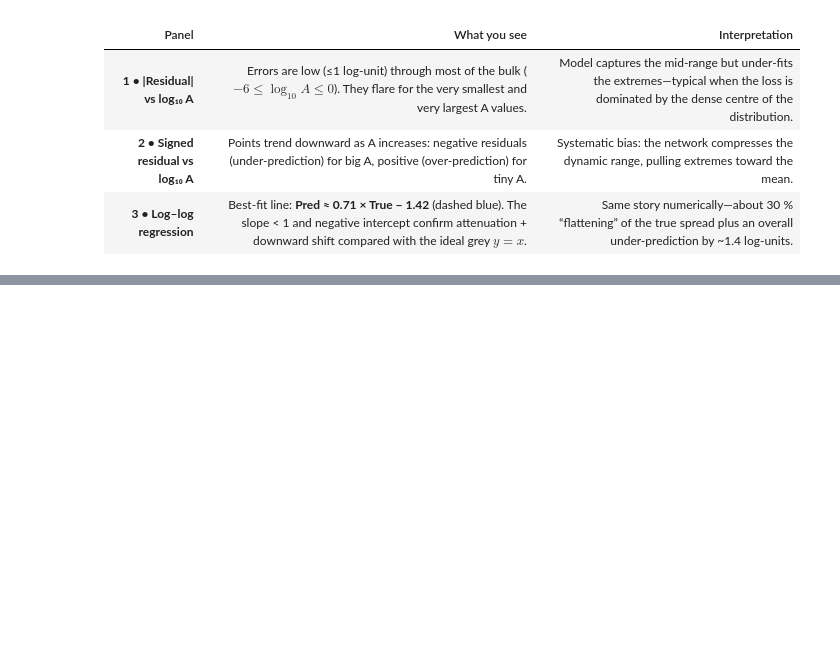
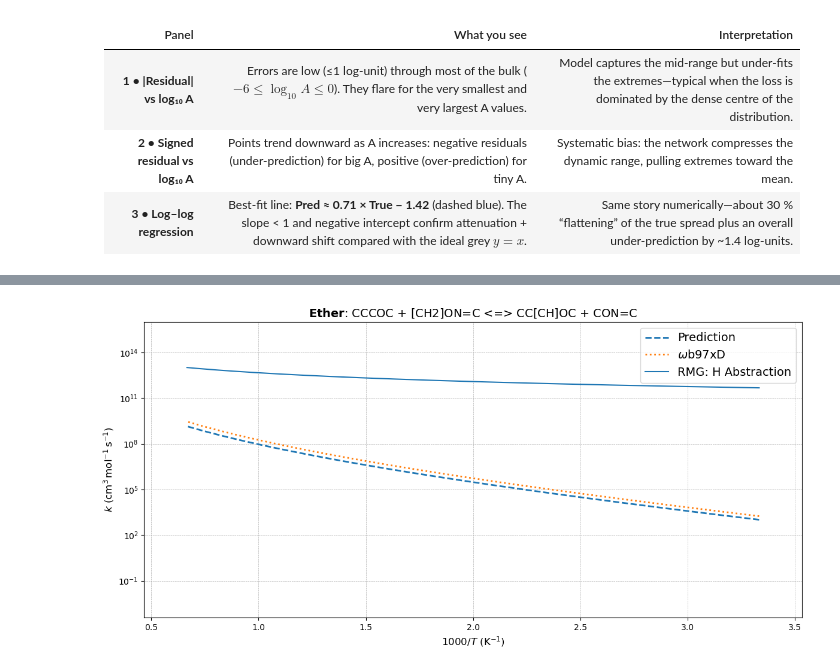
Before and after one commit to calvinp0/vibne_cmpnn, a Jupyter notebook: multi_cmpnn_ARRHENIUS.ipynb, the cells around one changed output, grey strips where cells are left out. Cells and saved outputs as stored; diff of their text form; code cells hidden in the pictures; blank space fills up the shorter version.

```diff
--- a/multi_cmpnn_ARRHENIUS.ipynb
+++ b/multi_cmpnn_ARRHENIUS.ipynb
@@ -532,0 +698,5 @@ plt.show()
+# %%
+preds_df = pd.DataFrame(y_pred_unscaled, columns=['A', 'n', 'Ea'])
+# Add rxn_id column from unique_rxn_ids_test
+preds_df['rxn_id'] = unique_rxn_ids_test
+preds_df.head()
@@ -532,0 +710,5 @@ plt.show()
+# %%
+trues_df = pd.DataFrame(y_true_unscaled, columns=['A', 'n', 'Ea'])
+# Add rxn_id column from unique_rxn_ids_test
+trues_df['rxn_id'] = unique_rxn_ids_test
+trues_df.head()
@@ -532,0 +836,5 @@ plt.show()
+# %%
+y_lower = y_min * .5
+y_upper = y_max * 1000
+x_lower = invT.min() - 0.2  # = 1000 / T.max()
+x_upper = invT.max() + 0.2  # = 1000 / T.min()
@@ -532,0 +874,72 @@ plt.show()
+# %%
+import matplotlib.pyplot as plt
+
+# Group by rxn_id so each reaction’s variants live in the same group
+grouped = three_df.groupby('rxn_id')
+
+# Desired figure size (inches). All three will use exactly this:
+
+FIG_W, FIG_H = 12, 6    # inches
+DPI = 300              # so final image is 1200×800 p
+
+for rxn_id, group_df in grouped:
+    # 1) Pull “Predicted” & “True” from the first row in this group
+    first = group_df.iloc[0]
+    A_pred, n_pred, Ea_pred = first['A_pred'], first['n_pred'], first['Ea_pred']
+    A_true, n_true, Ea_true = first['A_true'], first['n_true'], first['Ea_true']
+
+    # Precompute k_pred, k_true
+    k_pred = k_arr(A_pred, n_pred, Ea_pred, order=1)
+    k_true = k_arr(A_true, n_true, Ea_true, order=1)
+
+    # 2) Start a new figure (with consistent figsize)
+    plt.figure(figsize=(FIG_W, FIG_H))
+
+    # Plot Predicted & True as dashed/dotted lines
+    plt.plot(invT, k_pred, linestyle='--', linewidth=2, color='tab:blue', label='Prediction')
+    # omega in math form
+
+    plt.plot(invT, k_true, linestyle=':', linewidth=2, color='tab:orange', label=r'$\omega$b97xD')
+
+    # 3) Loop over every RMG variant in this group
+    for idx, row in group_df.iterrows():
+        A_kin, n_kin, Ea_kin = row['A'], row['n'], row['Ea']
+
+        # Use the 'comment' column to identify which library or source:
+        comment = row.get('comment', f'RMG variant {idx}')
+        if 'NOx2018' in comment:
+            comment = 'Glarborg NOx Kinetics'
+        if 'FFCM' in comment:
+            comment = 'FFCM'
+        if 'H_Abstraction' in comment:
+            comment = 'H Abstraction'
+
+        k_kin = k_arr(A_kin, n_kin, Ea_kin, order=1)
+        plt.plot(invT, k_kin, '-', linewidth=1.5, label=f'RMG: {comment}')
+
+    # 4) Fix the axes limits (same for all figures)
+    plt.xlim(x_lower, x_upper)
+    plt.ylim(y_lower, y_upper)
+
+    # 5) Label and style
+    plt.yscale('log')
+    print(f"Plotting reaction: {rxn_id}")
+    smiles_row = smiles[smiles['rxn'] == rxn_id].iloc[0]
+    title_str = f"{smiles_row['r1h']} + {smiles_row['r2']} <=> {smiles_row['r1']} + {smiles_row['r2h']}"
+
+    # Need to get the family of smiles_row['r1h']
+    donor_family = classify_donor(smiles_row['r1h'])
+
+    plt.xlabel(r'$1000/T\ (\mathrm{K}^{-1})$', fontsize=12)
+    plt.ylabel(r'$k\ (\mathrm{cm}^{3}\,\mathrm{mol}^{-1}\,\mathrm{s}^{-1})$', fontsize=12)
+    plt.title(r"$\bf{" +  str(donor_family) +r"}$: " + f"{title_str}", fontsize=14)
+    plt.grid(True, which='both', linestyle='--', linewidth=0.5)
+    plt.legend(fontsize=14, loc='upper right')
+    plt.tight_layout()
+
+    # 6) Show (or save) the figure
+    plt.show()
+    # If you prefer saving each as a png for uniform dimensions & DPI:
+    # plt.savefig(f"{rxn_id}_arrhenius.png", dpi=300)
+    # plt.close()
+# %% [output]
@@ -532,0 +947 @@ plt.show()
+[figure, added]
```
Also changed, not shown: parts of 40 cells of this notebook, 17 other files.
